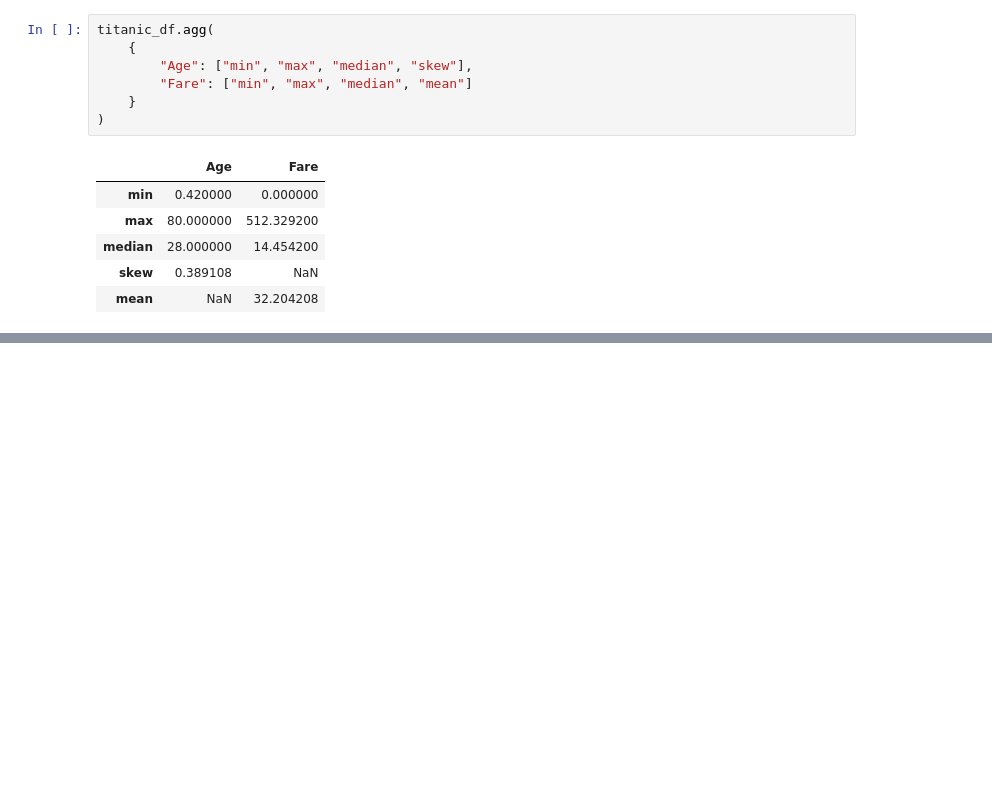
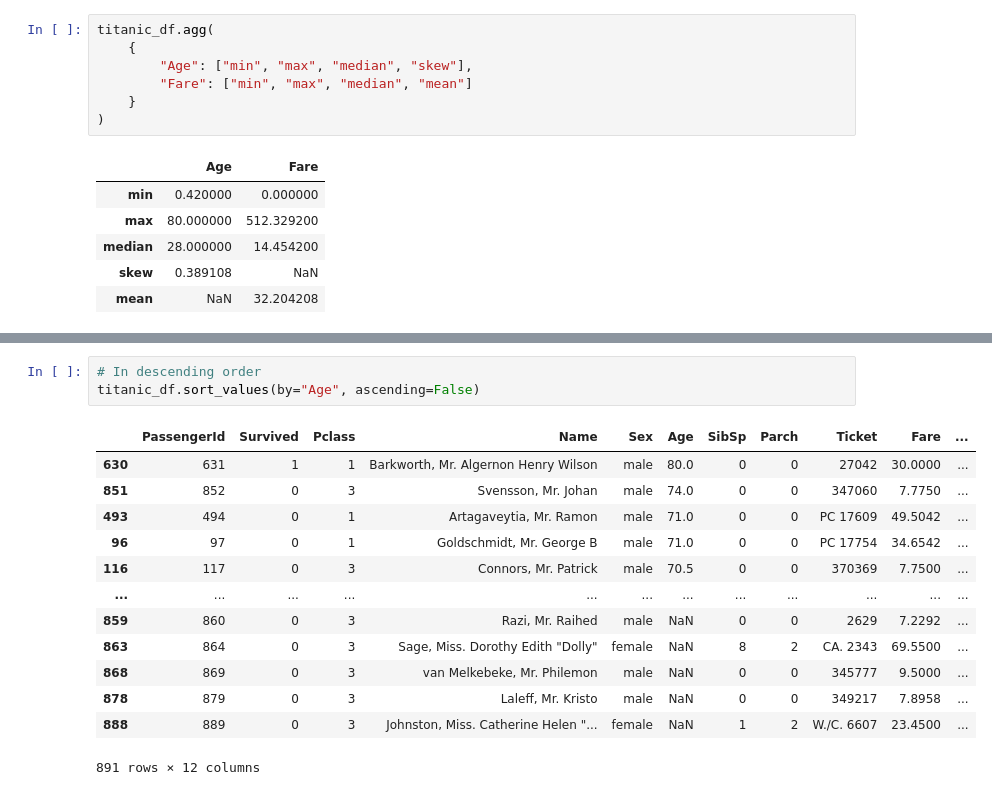
Before and after one commit to GaahDias/pandas-notebook, a Jupyter notebook: notebook.ipynb, the cells around one changed output, grey strips where cells are left out. Drawn from its saved outputs; the diff is of its cells as text; blank space fills up the shorter version.

```diff
--- a/notebook.ipynb
+++ b/notebook.ipynb
@@ -579,0 +687,17 @@ titanic_df.agg(
+# %%
+# In descending order
+titanic_df.sort_values(by="Age", ascending=False)
+# %% [output]
+|  | PassengerId | Survived | Pclass | Name | Sex | Age | SibSp | Parch | Ticket | Fare | ... |
+| 630 | 631 | 1 | 1 | Barkworth, Mr. Algernon Henry Wilson | male | 80.0 | 0 | 0 | 27042 | 30.0000 | ... |
+| 851 | 852 | 0 | 3 | Svensson, Mr. Johan | male | 74.0 | 0 | 0 | 347060 | 7.7750 | ... |
+| 493 | 494 | 0 | 1 | Artagaveytia, Mr. Ramon | male | 71.0 | 0 | 0 | PC 17609 | 49.5042 | ... |
+| 96 | 97 | 0 | 1 | Goldschmidt, Mr. George B | male | 71.0 | 0 | 0 | PC 17754 | 34.6542 | ... |
+| 116 | 117 | 0 | 3 | Connors, Mr. Patrick | male | 70.5 | 0 | 0 | 370369 | 7.7500 | ... |
+| ... | ... | ... | ... | ... | ... | ... | ... | ... | ... | ... | ... |
+| 859 | 860 | 0 | 3 | Razi, Mr. Raihed | male | NaN | 0 | 0 | 2629 | 7.2292 | ... |
+| 863 | 864 | 0 | 3 | Sage, Miss. Dorothy Edith "Dolly" | female | NaN | 8 | 2 | CA. 2343 | 69.5500 | ... |
+| 868 | 869 | 0 | 3 | van Melkebeke, Mr. Philemon | male | NaN | 0 | 0 | 345777 | 9.5000 | ... |
+| 878 | 879 | 0 | 3 | Laleff, Mr. Kristo | male | NaN | 0 | 0 | 349217 | 7.8958 | ... |
+| 888 | 889 | 0 | 3 | Johnston, Miss. Catherine Helen "... | female | NaN | 1 | 2 | W./C. 6607 | 23.4500 | ... |
+891 rows × 12 columns
```
Also changed, not shown: parts of 45 cells of this notebook, 7 other files.
